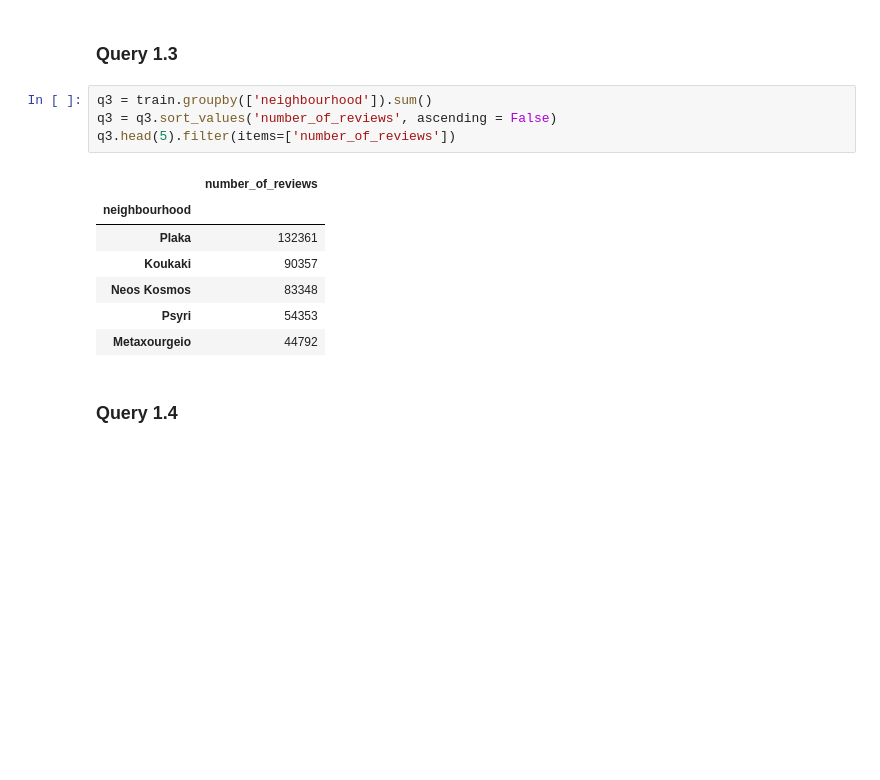
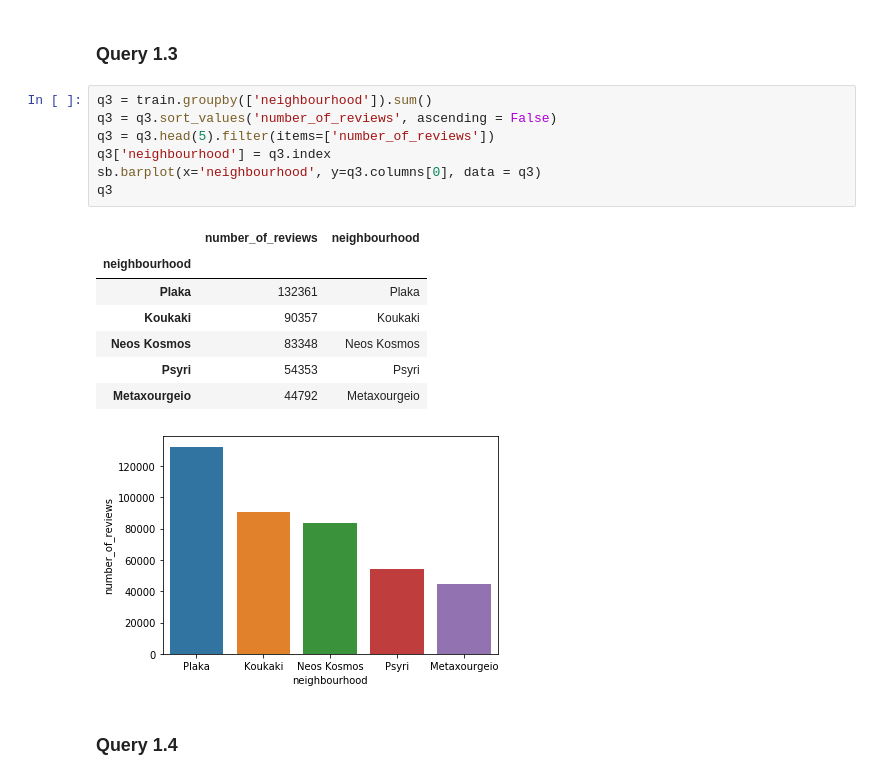
Before and after one commit to jdaridis/Airbnb-Mining, a Jupyter notebook: Python/Q1.ipynb, the cells around one changed output. Cells and saved outputs as stored; diff of their text form; blank space fills up the shorter version.

```diff
--- a/Python/Q1.ipynb
+++ b/Python/Q1.ipynb
@@ -51,15 +58,19 @@ train.groupby(['month'])['price'].mean().plot()
 # %%
 q3 = train.groupby(['neighbourhood']).sum()
 q3 = q3.sort_values('number_of_reviews', ascending = False)
-q3.head(5).filter(items=['number_of_reviews'])
+q3 = q3.head(5).filter(items=['number_of_reviews'])
+q3['neighbourhood'] = q3.index
+sb.barplot(x='neighbourhood', y=q3.columns[0], data = q3)
+q3
 # %% [output]
-|  | number_of_reviews |
-| neighbourhood |  |
-| Plaka | 132361 |
-| Koukaki | 90357 |
-| Neos Kosmos | 83348 |
-| Psyri | 54353 |
-| Metaxourgeio | 44792 |
+|  | number_of_reviews | neighbourhood |
+| neighbourhood |  |  |
+| Plaka | 132361 | Plaka |
+| Koukaki | 90357 | Koukaki |
+| Neos Kosmos | 83348 | Neos Kosmos |
+| Psyri | 54353 | Psyri |
+| Metaxourgeio | 44792 | Metaxourgeio |
+[figure, added]
 # %% [markdown]
 ### Query 1.4
 # %%
```
Also changed, not shown: parts of 7 cells of this notebook.
